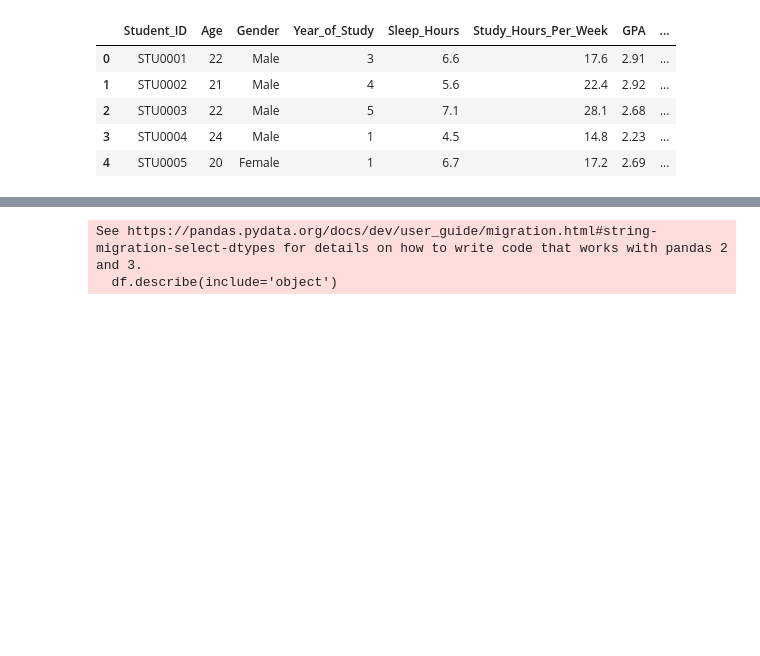
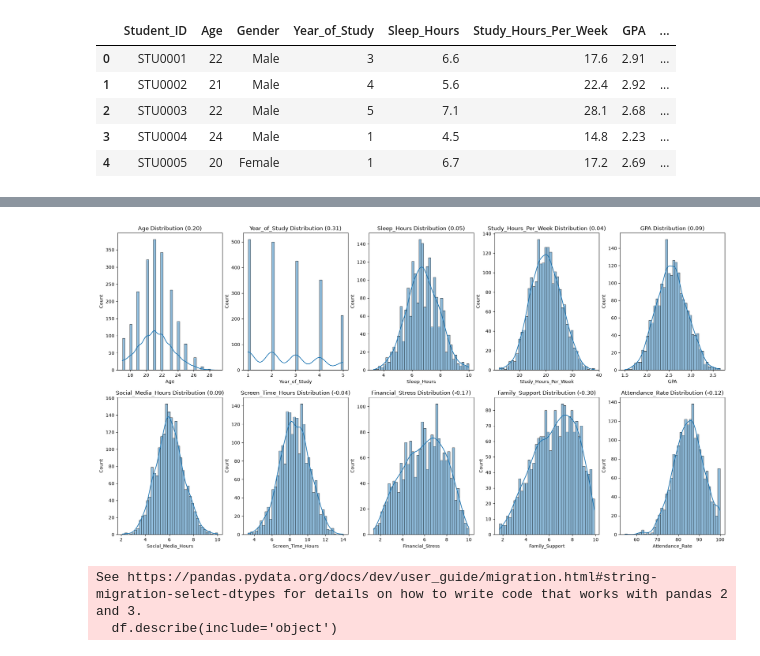
Before and after one commit to yah946/PsycheTrack, a Jupyter notebook: notebooks/01_exploration.ipynb, the cells around one changed output, grey strips where cells are left out. Saved outputs shown, nothing was run; the diff lists cells and outputs as text; code cells hidden in the pictures; blank space fills up the shorter version.

```diff
--- a/notebooks/01_exploration.ipynb
+++ b/notebooks/01_exploration.ipynb
@@ -103,3 +108,18 @@ describe
+# %%
+def draw_one_hist_plot(df,feature,row,col,axes,skew_val):
+  sns.histplot(data=df,x=feature,kde=True,bins=40,ax=axes[row,col])
+  axes[row,col].set_title(f'{feature} Distribution ({skew_val:.2f})')
+def draw_histograms_save_results(df,nrows,ncols,figure_size):
+  fig, axes = plt.subplots(nrows, ncols, figsize=figure_size)
+  features = df.select_dtypes(include=[np.number]).columns.to_list()
+  for i, feature in enumerate(features):
+    row = i // ncols
+    col = i % ncols
+    skew_val = skew(df[feature].dropna())
+    draw_one_hist_plot(df,feature,row,col,axes,skew_val)
+draw_histograms_save_results(df,2,5,(24,12))
+# %% [output]
+[figure, added]
 # %%
 df.describe(include='object')
 # %% [output]
```
Also changed, not shown: parts of 8 cells of this notebook.
